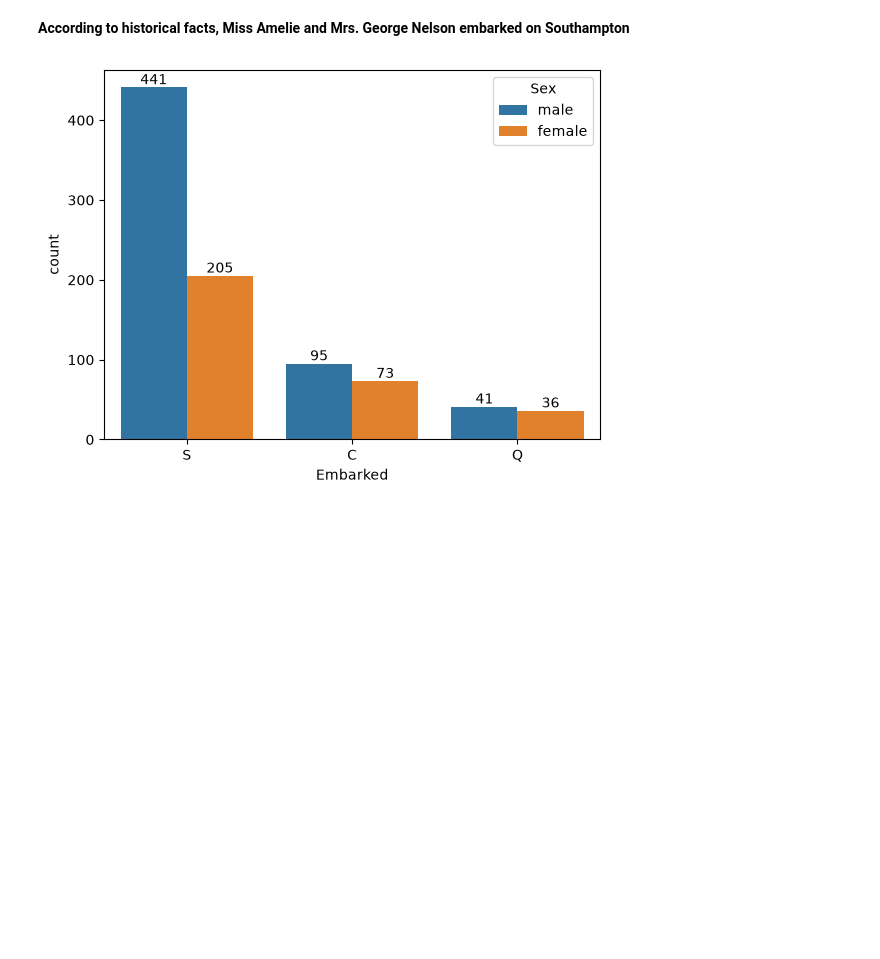
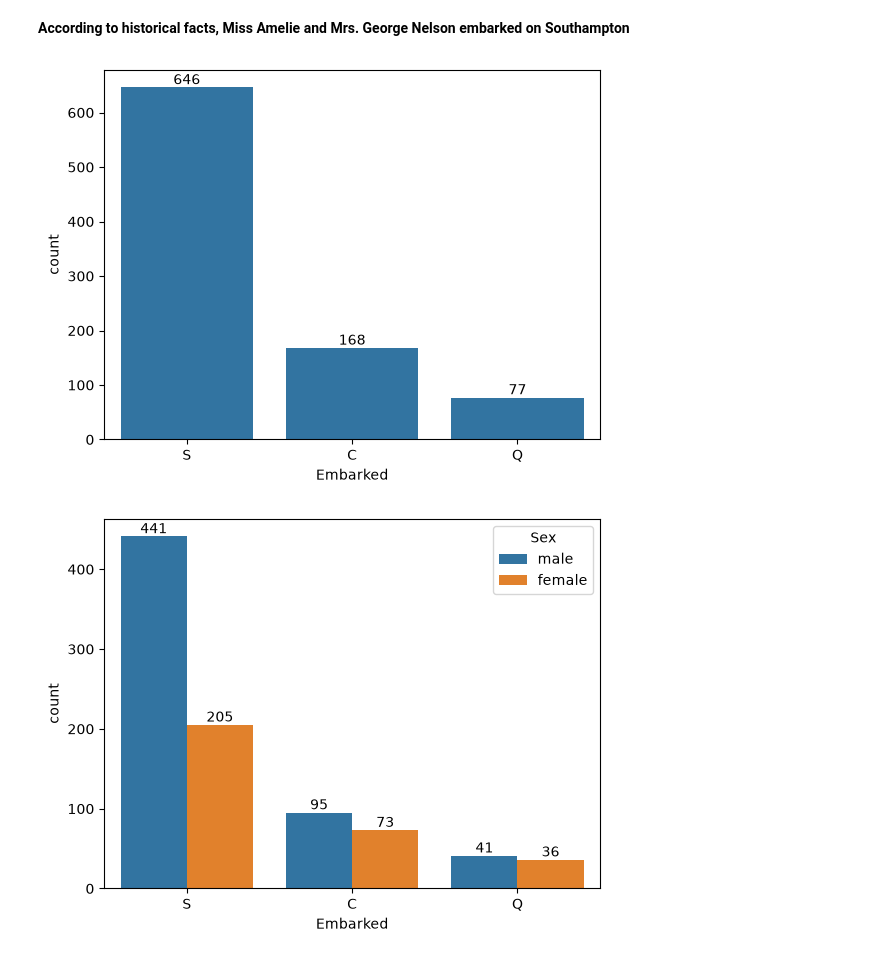
Before and after one commit to MarcooMateoo/ml-titanic, a Jupyter notebook: notebooks/01_EDA.ipynb, the cells around one changed output. Cells and saved outputs as stored; diff of their text form; code cells hidden in the pictures; blank space fills up the shorter version.

```diff
--- a/notebooks/01_EDA.ipynb
+++ b/notebooks/01_EDA.ipynb
@@ -199,6 +236,13 @@ train_set[train_set['Embarked'].isna()]
 **According to historical facts, Miss Amelie and Mrs. George Nelson embarked on Southampton**
 # %%
 train_set['Embarked'] = train_set['Embarked'].fillna('S')
+# %%
+bar = sns.countplot(train_set, x = "Embarked")
+
+for container in bar.containers:
+    bar.bar_label(container)
+# %% [output]
+[figure, added]
 # %%
 bar = sns.countplot(train_set, x = "Embarked", hue="Sex")
 
```
Also changed, not shown: parts of 10 cells of this notebook, 2 other files.
